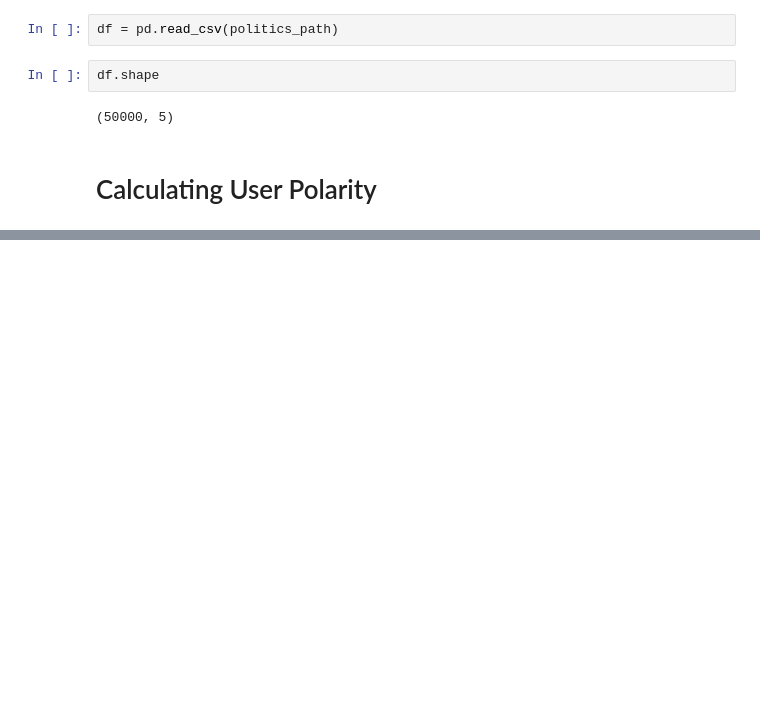
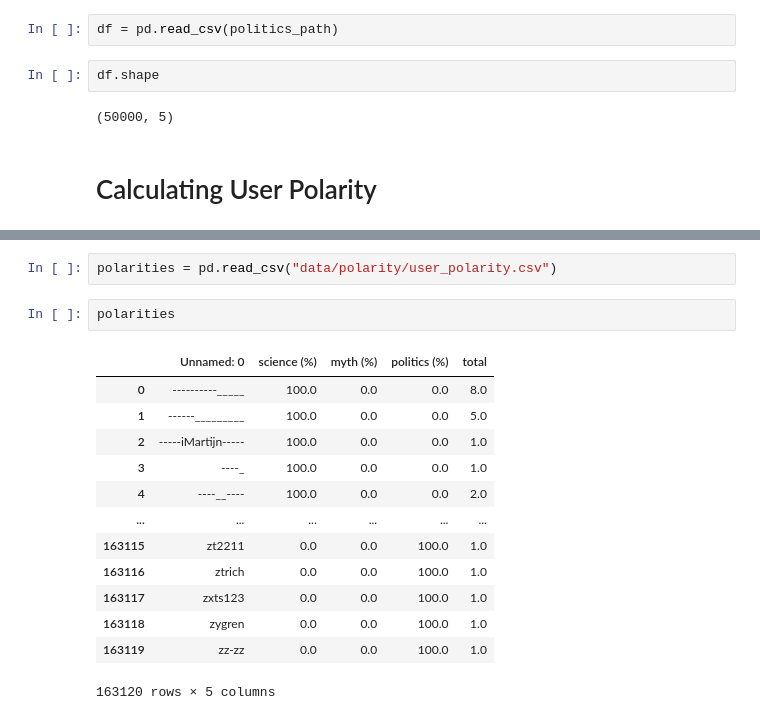
Before and after one commit to hhliou2/reddit-misinformation, a Jupyter notebook: data.ipynb, the cells around one changed output, grey strips where cells are left out. Saved outputs shown, nothing was run; the diff lists cells and outputs as text; blank space fills up the shorter version.

Commit message:
upscaled data, impolemented matrix calculation, tuned user polarity to create directory if doesn't exist

```diff
--- a/data.ipynb
+++ b/data.ipynb
@@ -345,0 +392,18 @@ def calc_user_polarity(science_path, myth_path, politics_path, output_path):
+# %%
+polarities = pd.read_csv("data/polarity/user_polarity.csv")
+# %%
+polarities
+# %% [output]
+|  | Unnamed: 0 | science (%) | myth (%) | politics (%) | total |
+| 0 | ----------_____ | 100.0 | 0.0 | 0.0 | 8.0 |
+| 1 | ------_________ | 100.0 | 0.0 | 0.0 | 5.0 |
+| 2 | -----iMartijn----- | 100.0 | 0.0 | 0.0 | 1.0 |
+| 3 | ----_ | 100.0 | 0.0 | 0.0 | 1.0 |
+| 4 | ----__---- | 100.0 | 0.0 | 0.0 | 2.0 |
+| ... | ... | ... | ... | ... | ... |
+| 163115 | zt2211 | 0.0 | 0.0 | 100.0 | 1.0 |
+| 163116 | ztrich | 0.0 | 0.0 | 100.0 | 1.0 |
+| 163117 | zxts123 | 0.0 | 0.0 | 100.0 | 1.0 |
+| 163118 | zygren | 0.0 | 0.0 | 100.0 | 1.0 |
+| 163119 | zz-zz | 0.0 | 0.0 | 100.0 | 1.0 |
+163120 rows × 5 columns
```
Also changed, not shown: parts of 10 cells of this notebook, 9 other files.
